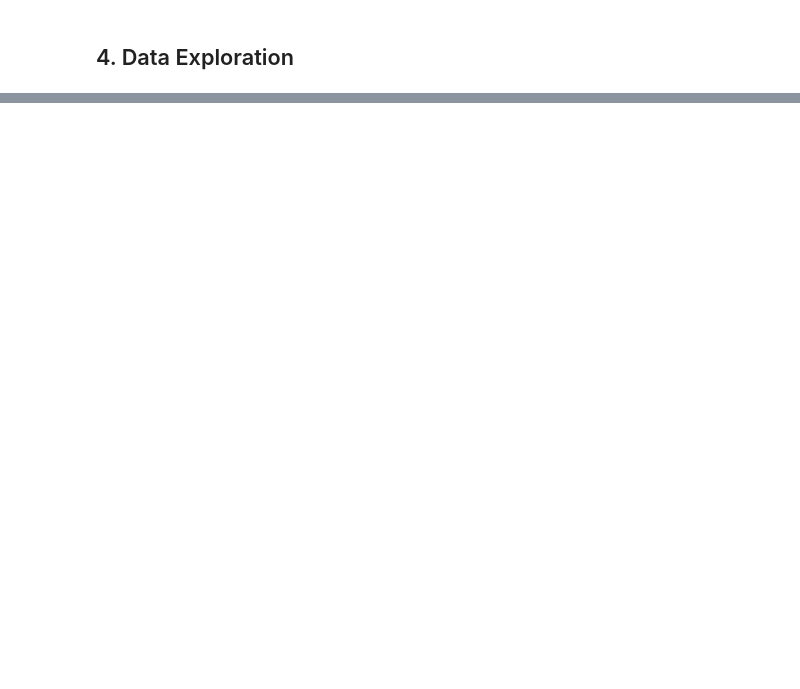
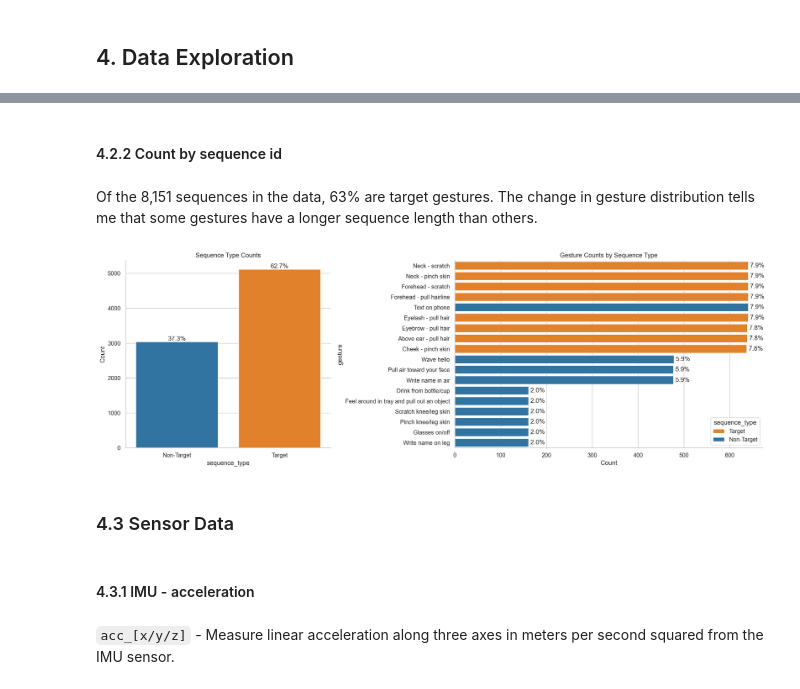
Before and after one commit to LesediLC/Portfolio, a Jupyter notebook: Notebooks/Sensor_Data.ipynb, the cells around one changed output, grey strips where cells are left out. Cells and saved outputs as stored; diff of their text form; code cells hidden in the pictures; blank space fills up the shorter version.

```diff
--- a/Notebooks/Sensor_Data.ipynb
+++ b/Notebooks/Sensor_Data.ipynb
@@ -157,0 +228,14 @@ eda.plot_sequence_and_gesture_counts()
+# %% [markdown]
+#### 4.2.2 Count by sequence id
+# %% [markdown]
+Of the 8,151 sequences in the data, 63% are target gestures. The change in gesture distribution tells me that some gestures have a longer sequence length than others.
+# %%
+eda.plot_sequence_and_gesture_counts_by_seq_id()
+# %% [output]
+[figure, added]
+# %% [markdown]
+### 4.3 Sensor Data
+# %% [markdown]
+#### 4.3.1 IMU - acceleration
+# %% [markdown]
+`acc_[x/y/z]` - Measure linear acceleration along three axes in meters per second squared from the IMU sensor.
```
Also changed, not shown: parts of 27 cells of this notebook.
